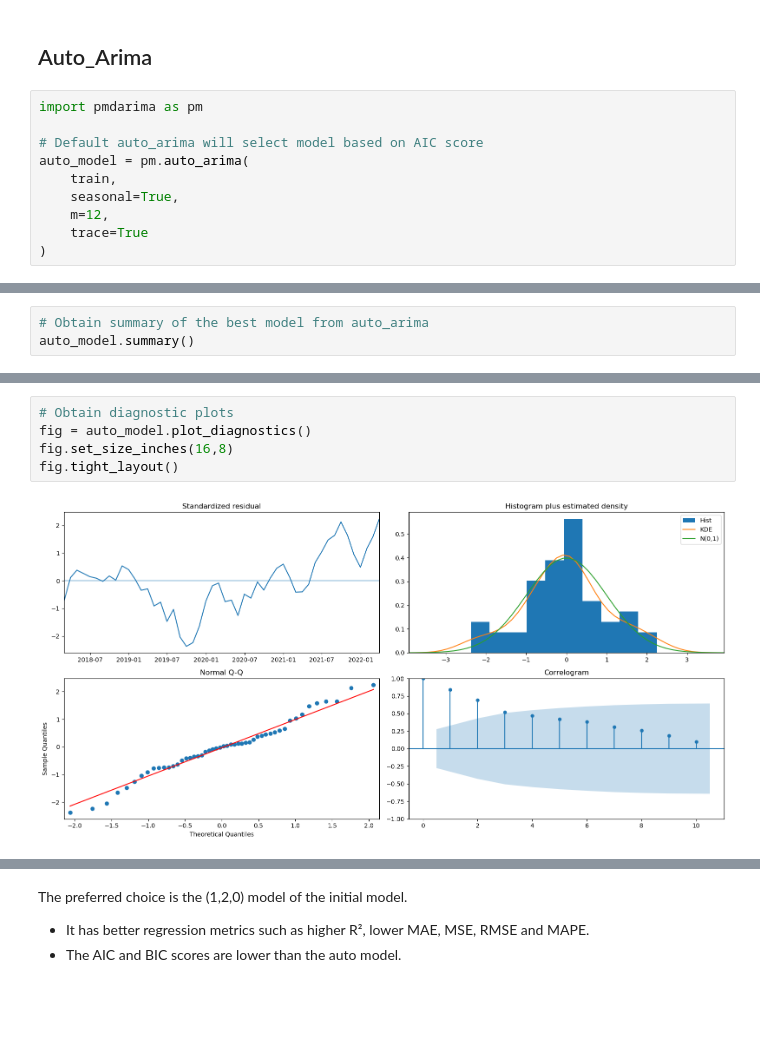
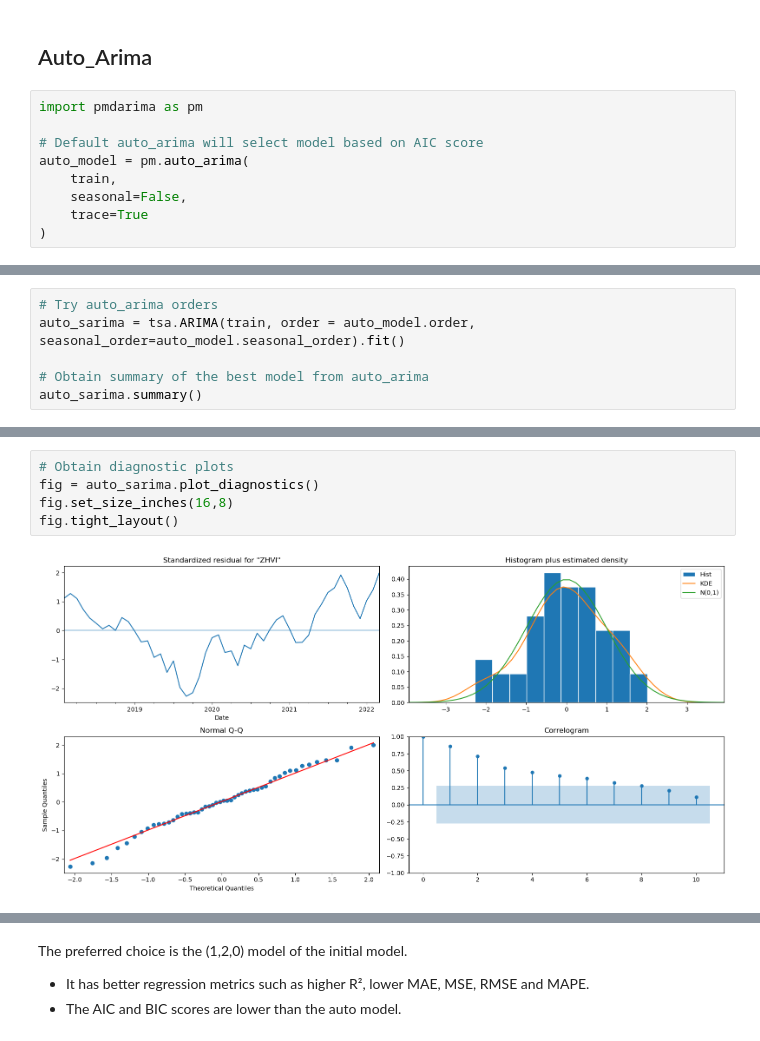
Before and after one commit to ruelanthonyb/Gridsearch-SARIMA-Models--Core-, a Jupyter notebook: Gridsearch SARIMA Models (Core).ipynb, the cells around one changed output, grey strips where cells are left out. Saved outputs shown, nothing was run; the diff lists cells and outputs as text; blank space fills up the shorter version.

```diff
--- a/Gridsearch SARIMA Models (Core).ipynb
+++ b/Gridsearch SARIMA Models (Core).ipynb
@@ -640,8 +652,7 @@ import pmdarima as pm
 # Default auto_arima will select model based on AIC score
 auto_model = pm.auto_arima(
     train,
-    seasonal=True,
-    m=12,
+    seasonal=False,
     trace=True
 )
 # %% [output]
@@ -672,5 +681,8 @@ print(auto_model.seasonal_order)
 # %%
+# Try auto_arima orders
+auto_sarima = tsa.ARIMA(train, order = auto_model.order, seasonal_order=auto_model.seasonal_order).fit()
+
 # Obtain summary of the best model from auto_arima
-auto_model.summary()
+auto_sarima.summary()
 # %% [output]
 SARIMAX Results
@@ -696,8 +707,8 @@ Warnings:
 # %%
 # Obtain diagnostic plots
-fig = auto_model.plot_diagnostics()
+fig = auto_sarima.plot_diagnostics()
 fig.set_size_inches(16,8)
 fig.tight_layout()
 # %% [output]
-[figure, old version]
+[figure, new version]
 # %%
```
Also changed, not shown: parts of 15 cells of this notebook.
